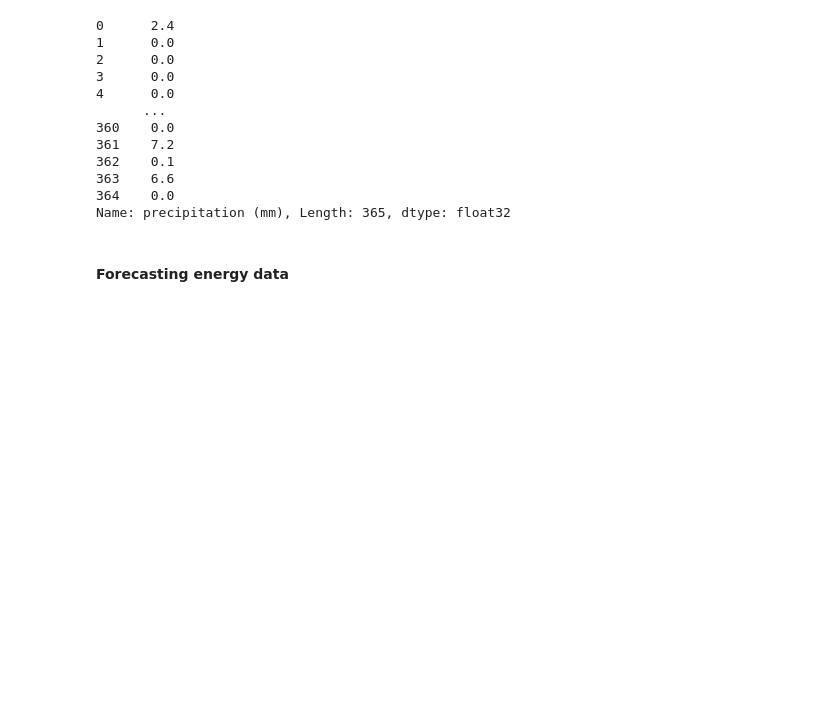
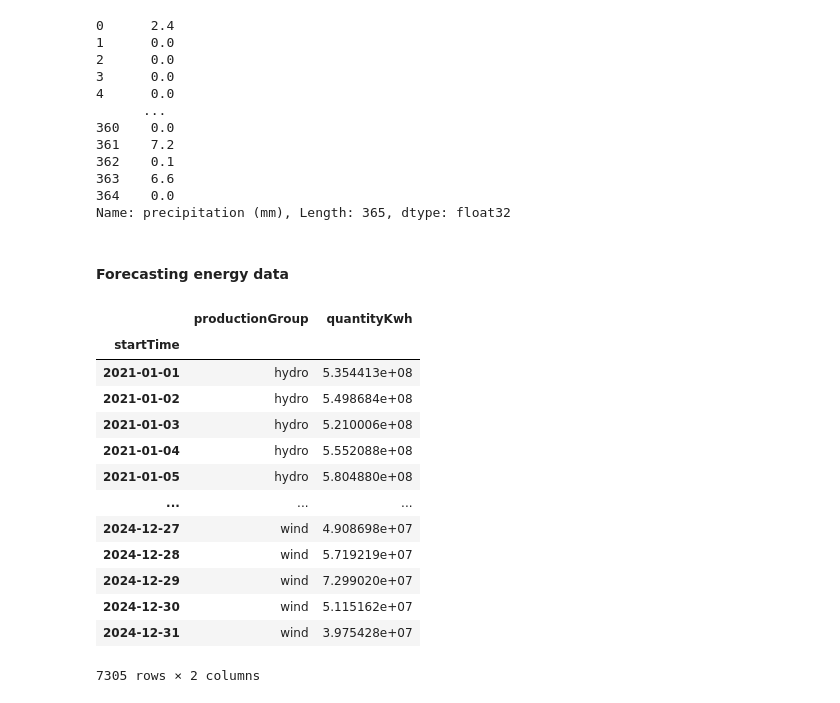
Before and after one commit to Satheris/IND320_SMAA, a Jupyter notebook: project/Assignment 4.ipynb, the cells around one changed output. Saved outputs shown, nothing was run; the diff lists cells and outputs as text; code cells hidden in the pictures; blank space fills up the shorter version.

```diff
--- a/project/Assignment 4.ipynb
+++ b/project/Assignment 4.ipynb
@@ -952,0 +1006,18 @@ Name: precipitation (mm), Length: 365, dtype: float32
+# %%
+df_sarimax = make_sarimax_subset()
+df_sarimax
+# %% [output]
+|  | productionGroup | quantityKwh |
+| startTime |  |  |
+| 2021-01-01 | hydro | 5.354413e+08 |
+| 2021-01-02 | hydro | 5.498684e+08 |
+| 2021-01-03 | hydro | 5.210006e+08 |
+| 2021-01-04 | hydro | 5.552088e+08 |
+| 2021-01-05 | hydro | 5.804880e+08 |
+| ... | ... | ... |
+| 2024-12-27 | wind | 4.908698e+07 |
+| 2024-12-28 | wind | 5.719219e+07 |
+| 2024-12-29 | wind | 7.299020e+07 |
+| 2024-12-30 | wind | 5.115162e+07 |
+| 2024-12-31 | wind | 3.975428e+07 |
+7305 rows × 2 columns
```
Also changed, not shown: parts of 10 cells of this notebook.
